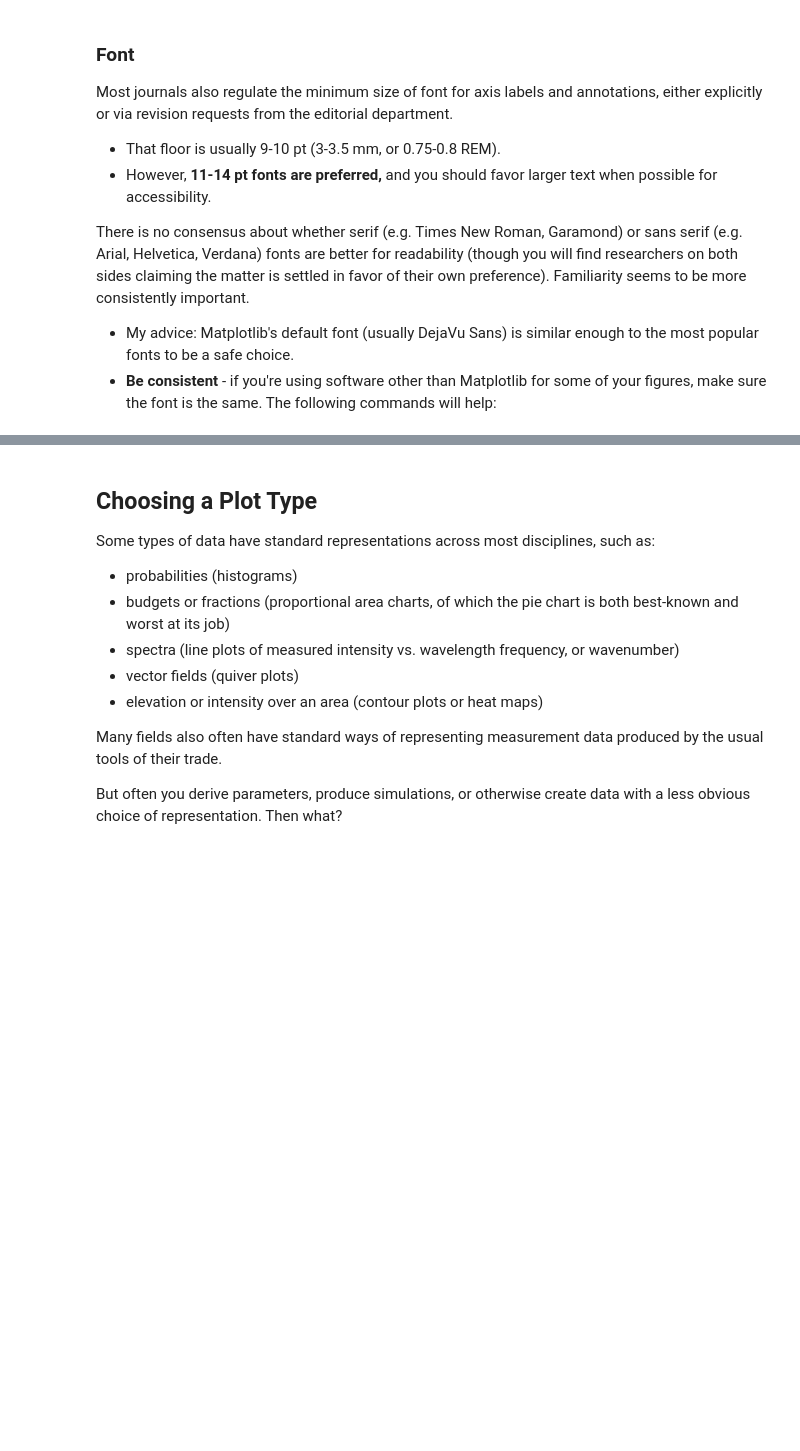
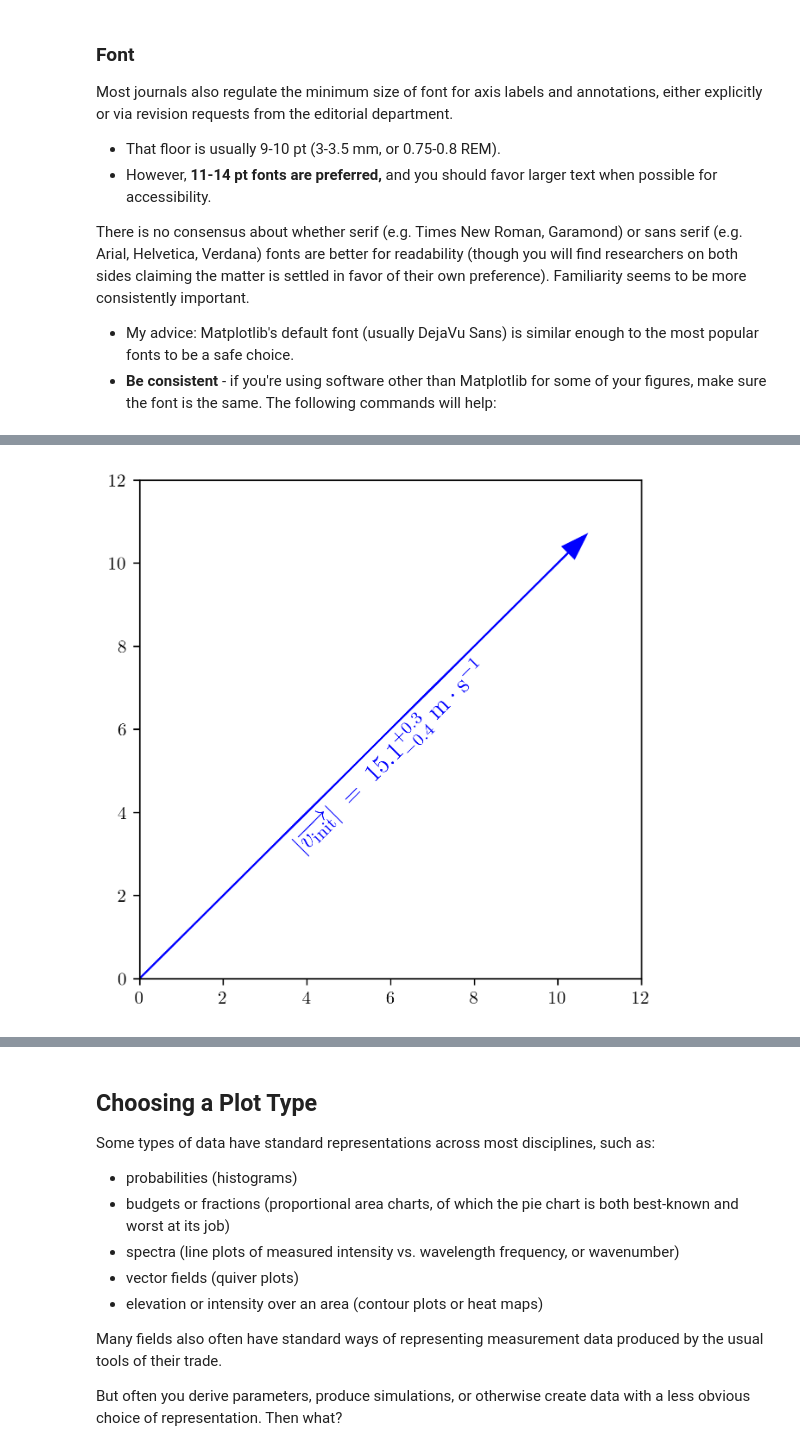
Before and after one commit to rlpitts/Matplotlib4Publication, a Jupyter notebook: MatplotlibTraining.ipynb, the cells around one changed output, grey strips where cells are left out. Drawn from its saved outputs; the diff is of its cells as text; code cells hidden in the pictures; blank space fills up the shorter version.

```diff
--- a/MatplotlibTraining.ipynb
+++ b/MatplotlibTraining.ipynb
@@ -119,0 +122,16 @@ Unfortunately, Matplotlib needs some cajoling to play with LaTeX.
+# %%
+v_init=15.1
+error_arr=[-0.4,0.3]
+fig,ax=plt.subplots(dpi=300,figsize=(5,5))
+ax.arrow(0,0,10.68,10.68,length_includes_head=True,color='b',
+         head_width=0.4)
+ax.text(6, 5.4, r"$|\overrightarrow{{v_{{\mathrm{{init}}}}}}|\;=\;{:.1f}_{{{:.1}}}^{{+{:.1}}}\;\mathrm{{m\cdot s}}^{{-1}}$".format(v_init,*error_arr),
+        ha='center',va='center',rotation=45.,size=14, color='b')
+# ax.annotate('',xy=(10.68, 11.68), xytext=(0,1),
+#             arrowprops=dict(arrowstyle="->"))
+#annotate does not seem to have a working color kwarg of any kind
+ax.set_xlim(0,12)
+ax.set_ylim(0,12)
+plt.show()
+# %% [output]
+[figure, added]
```
Also changed, not shown: parts of 20 cells of this notebook, 2 other files.
